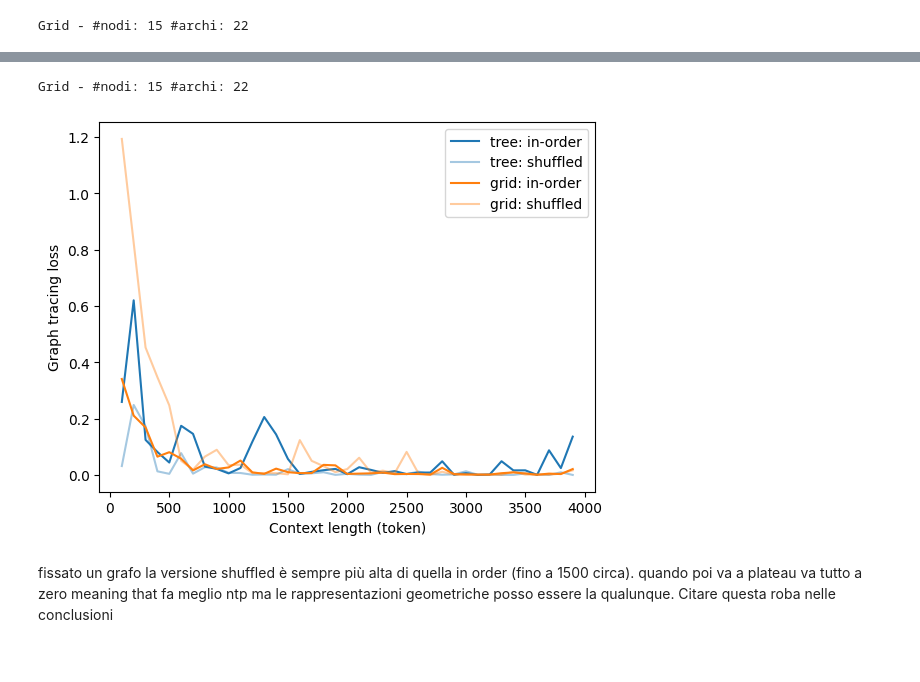
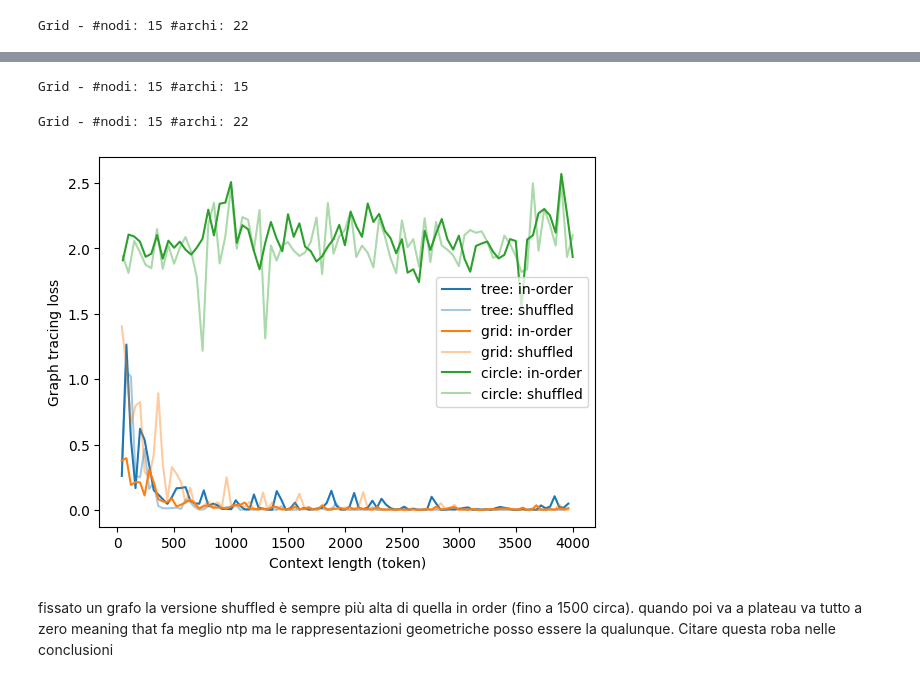
Before and after one commit to Project-Hindenburg/hico, a Jupyter notebook: notebooks/icl_loss.ipynb, the cells around one changed output, grey strips where cells are left out. Cells and saved outputs as stored; diff of their text form; code cells hidden in the pictures.

```diff
--- a/notebooks/icl_loss.ipynb
+++ b/notebooks/icl_loss.ipynb
@@ -16,7 +16,7 @@ VOCAB_PATH = Path("../data/number_ids.txt")
 grid_folder = "shuffled_tree_numbers"
 structure_name = "bin_tree"
 
-EMB_DIR    = Path(f"../embeddings/reps&probs32/{grid_folder}/")
+EMB_DIR    = Path(f"../embeddings/new/{grid_folder}/")
 GRID_PATH  = Path(f"../data/one_random_walk/{grid_folder}/{structure_name}_structure.txt")
 
 hp_grid = Plotter(VOCAB_PATH, GRID_PATH, EMB_DIR)
@@ -24,7 +24,7 @@ hp_grid = Plotter(VOCAB_PATH, GRID_PATH, EMB_DIR)
 G = load_graph_from_txt(GRID_PATH, kind="tree")
 print("Grid - #nodi:", G.number_of_nodes(), "#archi:", G.number_of_edges())
 
-logit_file = EMB_DIR / f"final_topk_every100tok_bin_tree_numbers_shuffled_one_rw_2000.pt"
+logit_file = EMB_DIR / f"final_topk_pairAB_step10_bin_tree_numbers_shuffled_one_rw_2000.pt"
 
 # Carica records top-k
 data = torch.load(logit_file, map_location="cpu")
@@ -56,7 +56,7 @@ VOCAB_PATH = Path("../data/number_ids.txt")
 grid_folder = "tree_numbers"
 structure_name = "bin_tree"
 
-EMB_DIR    = Path(f"../embeddings/reps&probs32/{grid_folder}/")
+EMB_DIR    = Path(f"../embeddings/new/{grid_folder}/")
 GRID_PATH  = Path(f"../data/one_random_walk/{grid_folder}/{structure_name}_structure.txt")
 
 hp_grid = Plotter(VOCAB_PATH, GRID_PATH, EMB_DIR)
@@ -64,7 +64,7 @@ hp_grid = Plotter(VOCAB_PATH, GRID_PATH, EMB_DIR)
 G = load_graph_from_txt(GRID_PATH, kind="tree")
 print("Grid - #nodi:", G.number_of_nodes(), "#archi:", G.number_of_edges())
 
-logit_file = EMB_DIR / f"final_topk_every100tok_{structure_name}_one_rw_2000.pt"
+logit_file = EMB_DIR / f"final_topk_pairAB_step10_{structure_name}_one_rw_2000.pt"
 
 # Carica records top-k
 data = torch.load(logit_file, map_location="cpu")
@@ -95,7 +95,7 @@ VOCAB_PATH = Path("../data/number_ids.txt")
 grid_folder = "shuffled_grid_numbers"
 structure_name = "grid"
 
-EMB_DIR    = Path(f"../embeddings/reps&probs32/{grid_folder}/")
+EMB_DIR    = Path(f"../embeddings/new/{grid_folder}/")
 GRID_PATH  = Path(f"../data/one_random_walk/{grid_folder}/{structure_name}_structure.txt")
 
 hp_grid = Plotter(VOCAB_PATH, GRID_PATH, EMB_DIR)
@@ -103,7 +103,7 @@ hp_grid = Plotter(VOCAB_PATH, GRID_PATH, EMB_DIR)
 G = load_graph_from_txt(GRID_PATH, kind="grid")
 print("Grid - #nodi:", G.number_of_nodes(), "#archi:", G.number_of_edges())
 
-logit_file = EMB_DIR / f"final_topk_every100tok_grid_numbers_shuffled_one_rw_2000.pt"
+logit_file = EMB_DIR / f"final_topk_pairAB_step10_grid_numbers_shuffled_one_rw_2000.pt"
 
 # Carica records top-k
 data = torch.load(logit_file, map_location="cpu")
@@ -131,10 +170,49 @@ Grid - #nodi: 15 #archi: 22
+# %%
+VOCAB_PATH = Path("../data/number_ids.txt")
+
+grid_folder = "shuffled_circle_numbers"
+structure_name = "circle"
+
+EMB_DIR    = Path(f"../embeddings/new/{grid_folder}/")
+GRID_PATH  = Path(f"../data/one_random_walk/{grid_folder}/{structure_name}_structure.txt")
+
+hp_grid = Plotter(VOCAB_PATH, GRID_PATH, EMB_DIR)
+
+G = load_graph_from_txt(GRID_PATH, kind="cycle")
+print("Grid - #nodi:", G.number_of_nodes(), "#archi:", G.number_of_edges())
+
+logit_file = EMB_DIR / f"final_topk_pairAB_step10_circle_numbers_shuffled_one_rw_2000.pt"
+
+# Carica records top-k
+data = torch.load(logit_file, map_location="cpu")
+records = data.get("records", [])
+
+summary, df_loss = compute_neighbor_loss_over_records(
+    records, G,
+    topk_field="top_decoded",
+    probs_field="top_probs",
+    lowercase=True,
+)
+
+df = df_loss.copy()
+
+# usa la posizione nel prompt come proxy della "lunghezza del contesto"
+df["length_tokens"] = df["token_position_1based"].astype(int)
+
+# filtra record validi
+mask = df["ok"].astype(bool) & np.isfinite(df["loss_topk"].astype(float))
+dfv = df.loc[mask].sort_values("length_tokens")
+
+shuffled_circle_numbers_loss = dfv[["length_tokens", "loss_topk"]].copy().to_numpy()
+# %% [output]
+Grid - #nodi: 15 #archi: 15
 # %%
 VOCAB_PATH = Path("../data/number_ids.txt")
 
 grid_folder = "grid_numbers"
 structure_name = "grid"
 
-EMB_DIR    = Path(f"../embeddings/reps&probs32/{grid_folder}/")
+EMB_DIR    = Path(f"../embeddings/new/{grid_folder}/")
 GRID_PATH  = Path(f"../data/one_random_walk/{grid_folder}/{structure_name}_structure.txt")
 
 hp_grid = Plotter(VOCAB_PATH, GRID_PATH, EMB_DIR)
@@ -142,7 +220,7 @@ hp_grid = Plotter(VOCAB_PATH, GRID_PATH, EMB_DIR)
 G = load_graph_from_txt(GRID_PATH, kind="grid")
 print("Grid - #nodi:", G.number_of_nodes(), "#archi:", G.number_of_edges())
 
-logit_file = EMB_DIR / f"final_topk_every100tok_{grid_folder}_one_rw_2000.pt"
+logit_file = EMB_DIR / f"final_topk_pairAB_step10_{grid_folder}_one_rw_2000.pt"
 
 # Carica records top-k
 data = torch.load(logit_file, map_location="cpu")
@@ -163,45 +241,39 @@ df["length_tokens"] = df["token_position_1based"].astype(int)
 
 # filtra record validi
 mask = df["ok"].astype(bool) & np.isfinite(df["loss_topk"].astype(float))
 dfv = df.loc[mask].sort_values("length_tokens")
 
 grid_numbers_loss = dfv[["length_tokens", "loss_topk"]].copy().to_numpy()
 
-# plt.figure()
-# plt.plot(tree_numbers_loss[:, 0], tree_numbers_loss[:, 1], label="tree: in-order")
-# plt.plot(shuffled_tree_numbers_loss[:, 0], shuffled_tree_numbers_loss[:, 1], label="tree: shuffled")
-# plt.plot(grid_numbers_loss[:, 0], grid_numbers_loss[:, 1], label="grid: in-order")
-# plt.plot(shuffled_grid_numbers_loss[:, 0], shuffled_grid_numbers_loss[:, 1], label="grid: shuffled")
-# plt.legend()
-# plt.xlabel("Context length (token)")
-# plt.ylabel("Graph tracing loss")
-# plt.show()
-
-
 tree_color = "tab:blue"
 grid_color = "tab:orange"
 
 plt.figure()
 
 # TREE (stesso colore, uno più chiaro)
 plt.plot(tree_numbers_loss[:, 0], tree_numbers_loss[:, 1],
          label="tree: in-order", color=tree_color, alpha=1.0)
 plt.plot(shuffled_tree_numbers_loss[:, 0], shuffled_tree_numbers_loss[:, 1],
          label="tree: shuffled", color=tree_color, alpha=0.4)
 
 # GRID (stesso colore, uno più chiaro)
 plt.plot(grid_numbers_loss[:, 0], grid_numbers_loss[:, 1],
          label="grid: in-order", color=grid_color, alpha=1.0)
 plt.plot(shuffled_grid_numbers_loss[:, 0], shuffled_grid_numbers_loss[:, 1],
          label="grid: shuffled", color=grid_color, alpha=0.4)
 
+plt.plot(circle_numbers_loss[:80, 0], circle_numbers_loss[:80, 1],
+         label="circle: in-order", color="tab:green", alpha=1.0)
+plt.plot(shuffled_circle_numbers_loss[:80, 0], shuffled_circle_numbers_loss[:80, 1],
+         label="circle: shuffled", color="tab:green", alpha=0.4)
+
 plt.legend()
 plt.xlabel("Context length (token)")
 plt.ylabel("Graph tracing loss")
 plt.show()
 # %% [output]
 Grid - #nodi: 15 #archi: 22
-[figure, old version]
+[figure, new version]
 # %% [markdown]
 fissato un grafo la versione shuffled è sempre più alta di quella in order (fino a 1500 circa). quando poi va a plateau va tutto a zero meaning that fa meglio ntp ma le rappresentazioni geometriche posso essere la qualunque. Citare questa roba nelle conclusioni
 # %% [markdown]
```
Also changed, not shown: parts of 4 cells of this notebook, 26 other files.
